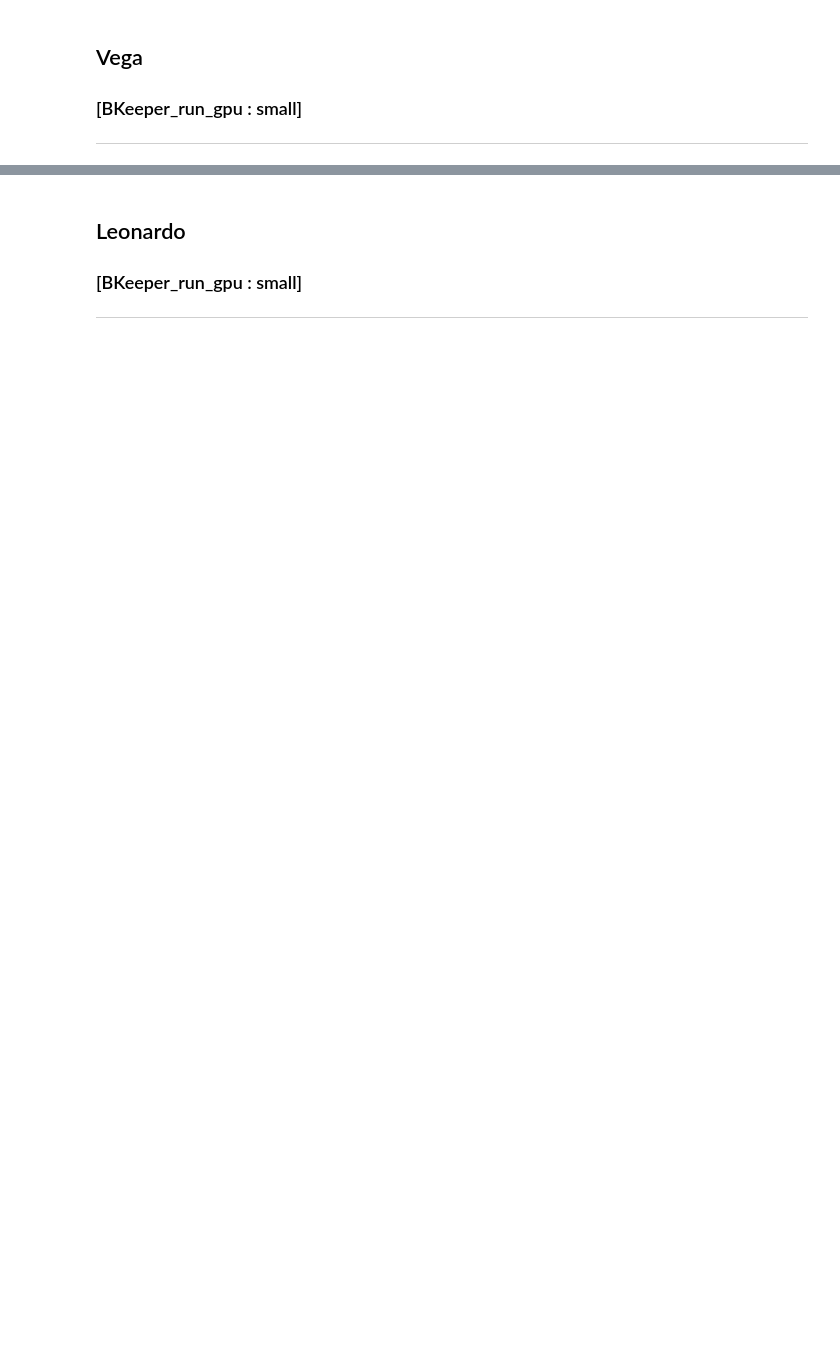
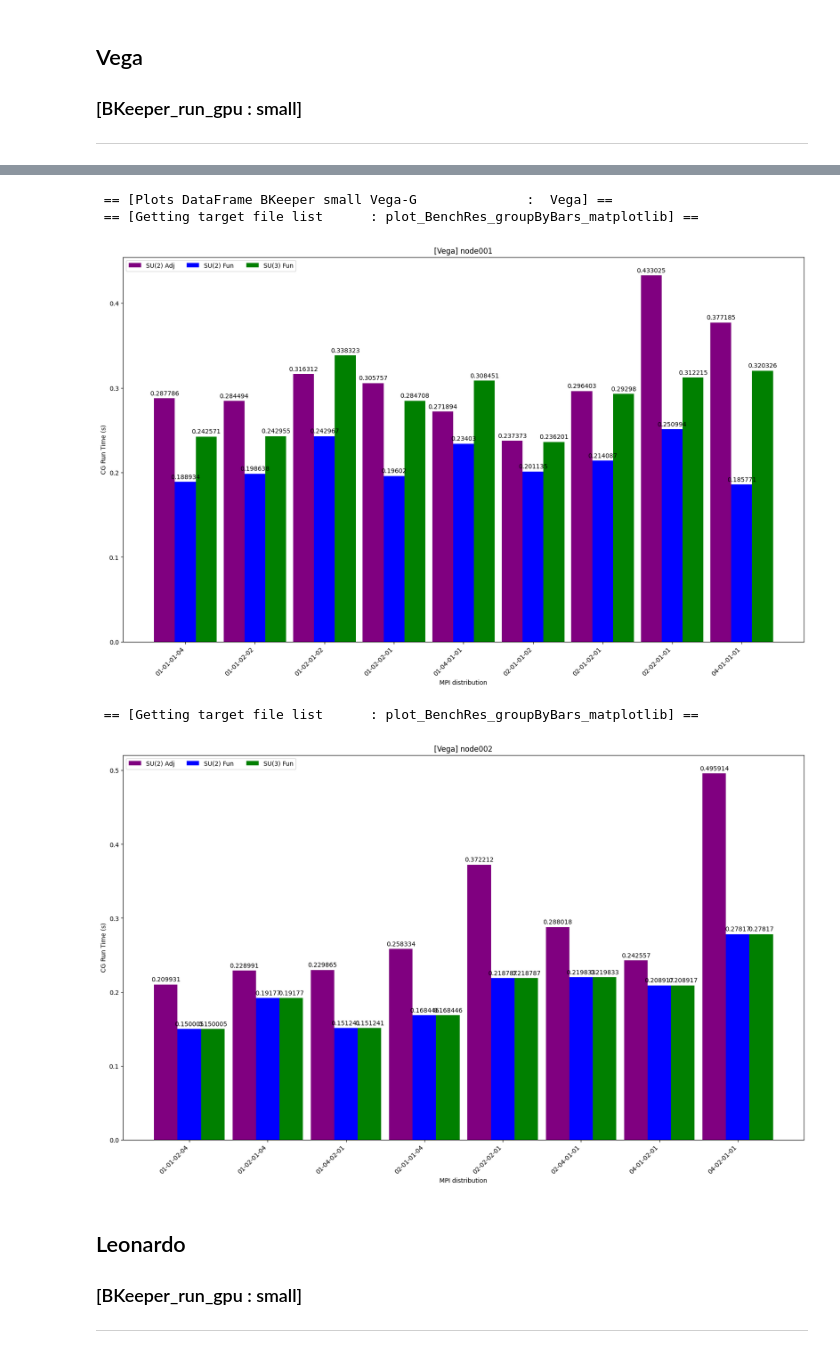
Before and after one commit to fbonnet08/Bench_Grid_HiRep, a Jupyter notebook: src/PythonCodes/Jupyter-NoteBooks/LLR-Bench_Grid_HiRep_Notebooks/Notebook_Bench_Grid_HiRep.ipynb, the cells around one changed output, grey strips where cells are left out. Cells and saved outputs as stored; diff of their text form; code cells hidden in the pictures; blank space fills up the shorter version.

```diff
--- a/src/PythonCodes/Jupyter-NoteBooks/LLR-Bench_Grid_HiRep_Notebooks/Notebook_Bench_Grid_HiRep.ipynb
+++ b/src/PythonCodes/Jupyter-NoteBooks/LLR-Bench_Grid_HiRep_Notebooks/Notebook_Bench_Grid_HiRep.ipynb
@@ -664,15 +916,41 @@ dataFrame_BKeeper_small_vega
 # %%
 # --------------------------------------------------------------------------
 # Reading in the inout file
 m.printMesgStr("Plots DataFrame BKeeper small Vega-G              : ", c.getGreen(), machine_name_vega)
 
-df_su2_adj_vega = dataFrame_BKeeper_small_vega[dataFrame_BKeeper_small_vega["Representation"] == "SU(2), adjoint"][["Representation", "CG Run Time (s)"]]
-df_su2_fun_vega = dataFrame_BKeeper_small_vega[dataFrame_BKeeper_small_vega["Representation"] == "SU(2), fundamental"][["Representation", "CG Run Time (s)"]]
-df_su3_fun_vega = dataFrame_BKeeper_small_vega[dataFrame_BKeeper_small_vega["Representation"] == "SU(3), fundamental"][["Representation", "CG Run Time (s)"]]
+df_su2_adj_vega = dataFrame_BKeeper_small_vega[dataFrame_BKeeper_small_vega["Representation"] == "SU(2), adjoint"][["Representation", "CG Run Time (s)","mpi_distribution","nodes"]]
+df_su2_fun_vega = dataFrame_BKeeper_small_vega[dataFrame_BKeeper_small_vega["Representation"] == "SU(2), fundamental"][["Representation", "CG Run Time (s)","mpi_distribution","nodes"]]
+df_su3_fun_vega = dataFrame_BKeeper_small_vega[dataFrame_BKeeper_small_vega["Representation"] == "SU(3), fundamental"][["Representation", "CG Run Time (s)","mpi_distribution","nodes"]]
 
-dataframe_representation_lst_vega = [df_su2_adj_vega, df_su2_fun_vega, df_su3_fun_vega]
+# PLoting data
+df_su2_adj_vega_mpi_node001     = df_su2_adj_vega[df_su2_adj_vega["nodes"] == "001"][["mpi_distribution"]]
+df_su2_adj_vega_cgtimes_node001 = df_su2_adj_vega[df_su2_adj_vega["nodes"] == "001"][["CG Run Time (s)"]]
+df_su2_fun_vega_cgtimes_node001 = df_su2_fun_vega[df_su2_fun_vega["nodes"] == "001"][["CG Run Time (s)"]]
+df_su3_fun_vega_cgtimes_node001 = df_su3_fun_vega[df_su3_fun_vega["nodes"] == "001"][["CG Run Time (s)"]]
+rc = plot_BenchRes_groupByBars_matplotlib(c, m,
+                                          df_su2_adj_vega_mpi_node001['mpi_distribution'],
+                                          df_su2_adj_vega_cgtimes_node001['CG Run Time (s)'],
+                                          df_su2_fun_vega_cgtimes_node001['CG Run Time (s)'],
+                                          df_su3_fun_vega_cgtimes_node001['CG Run Time (s)'],
+                                          machine_name_vega, "node001")
 
-rc = plot_representation_matplotlib(c, m, dataframe_representation_lst_vega, machine_name_vega)
+df_su2_adj_vega_mpi_node002     = df_su2_adj_vega[df_su2_adj_vega["nodes"] == "002"][["mpi_distribution"]]
+df_su2_adj_vega_cgtimes_node002 = df_su2_adj_vega[df_su2_adj_vega["nodes"] == "002"][["CG Run Time (s)"]]
+df_su2_fun_vega_cgtimes_node002 = df_su2_fun_vega[df_su2_fun_vega["nodes"] == "002"][["CG Run Time (s)"]]
+df_su3_fun_vega_cgtimes_node002 = df_su2_fun_vega[df_su2_fun_vega["nodes"] == "002"][["CG Run Time (s)"]]
+rc = plot_BenchRes_groupByBars_matplotlib(c, m,
+                                          df_su2_adj_vega_mpi_node002['mpi_distribution'],
+                                          df_su2_adj_vega_cgtimes_node002['CG Run Time (s)'],
+                                          df_su2_fun_vega_cgtimes_node002['CG Run Time (s)'],
+                                          df_su3_fun_vega_cgtimes_node002['CG Run Time (s)'],
+                                          machine_name_vega, "node002")
+# --------------------------------------------------------------------------
+# %% [output]
+ == [Plots DataFrame BKeeper small Vega-G              :  Vega] ==
+ == [Getting target file list      : plot_BenchRes_groupByBars_matplotlib] ==
+[figure, added]
+ == [Getting target file list      : plot_BenchRes_groupByBars_matplotlib] ==
+[figure, added]
 # %% [markdown]
 ## Leonardo
 ### [BKeeper_run_gpu : small]
```
Also changed, not shown: parts of 35 cells of this notebook, 1 other file.
